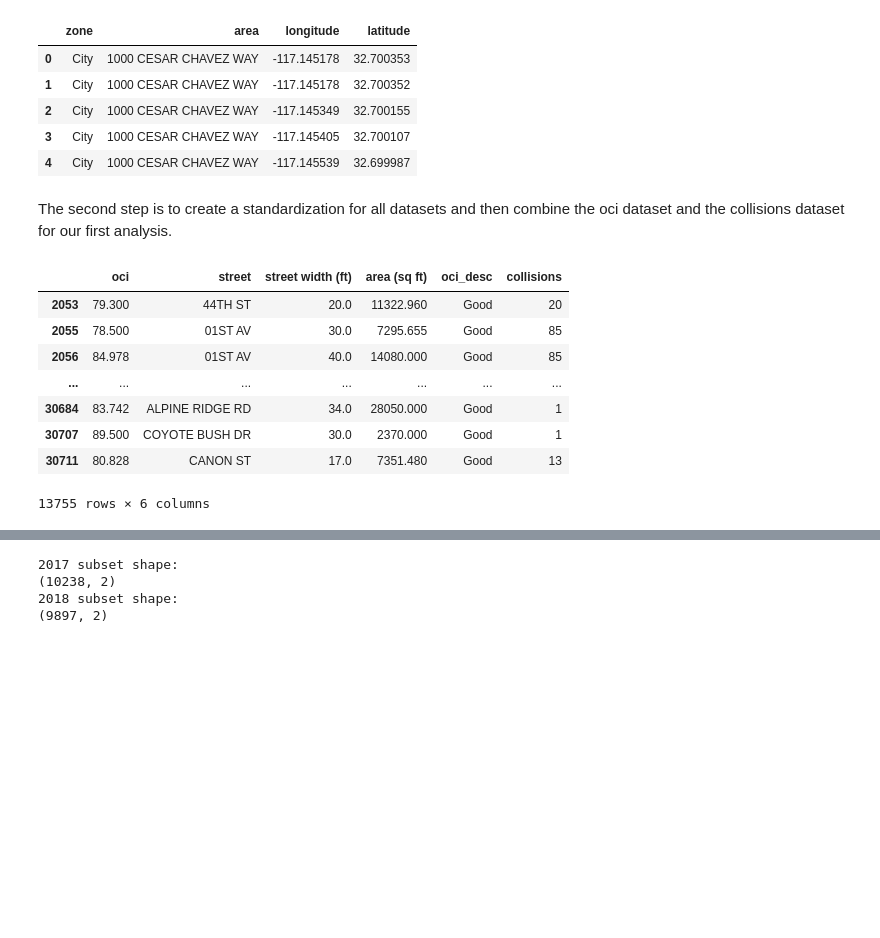
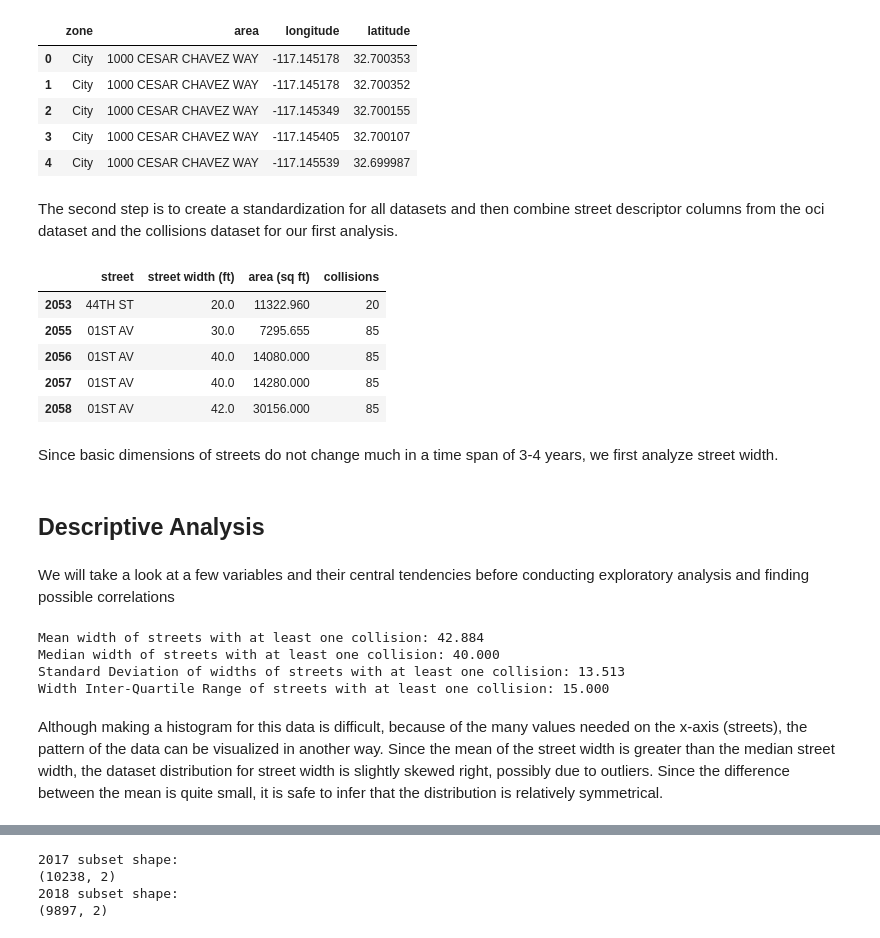
Before and after one commit to rileyfroehlich/COGS-108-Final-Project, a Jupyter notebook: Final_Project.ipynb, the cells around one changed output, grey strips where cells are left out. Cells and saved outputs as stored; diff of their text form; code cells hidden in the pictures; blank space fills up the shorter version.

```diff
--- a/Final_Project.ipynb
+++ b/Final_Project.ipynb
@@ -92,9 +90,6 @@ def multiple_df_display(*arg):
     for df in arg:
         html_str+=df.to_html()
     display_html(html_str.replace('table','table style="display:inline"'),raw=True)
-# %%
-pd.options.display.max_rows = 7
-pd.options.display.max_columns = 8
 # %% [markdown]
 ## Data Cleaning
 # %% [markdown]
@@ -163,7 +158,7 @@ multiple_df_display(df_index[0:5], df_collisions[0:5], df_traffic[0:5], df_meter
 | 3 | City | 1000 CESAR CHAVEZ WAY | -117.145405 | 32.700107 |
 | 4 | City | 1000 CESAR CHAVEZ WAY | -117.145539 | 32.699987 |
 # %% [markdown]
-The second step is to create a standardization for all datasets and then combine the oci dataset and the collisions dataset for our first analysis.
+The second step is to create a standardization for all datasets and then combine street descriptor columns from the oci dataset and the collisions dataset for our first analysis.
 # %%
 # initializing dictionary of collisions and street names
 num_collisions = {}
@@ -172,42 +167,65 @@ num_collisions = {}
 conversion = {"STREET" : "ST", "AVENUE": "AV", "CIRCLE": "CR", "WAY":" WY", "ROAD": "RD",
               "COURT" : "CT", "DRIVE" : "DR", "LANE": "LN", "PLACE": "PL", }
 
 # loop through collisions dataframe
 for index, row in df_collisions.iterrows():
     # split the street type from name
     street_type = str(row['street']).split(' ')[-1]
 
     # convert the street-type to short-hand
     if conversion.get(street_type) != None:
         street_type = conversion[street_type]
     # re-attach the street type to the name
     street_name = ' '.join(str(row['street']).split(' ')[0:-1]) + " " + street_type
     # add new streets to dictionary and add to old ones
     if num_collisions.get(street_name) == None:
         num_collisions[street_name] = 0;
     num_collisions[street_name]+=1;
 
 # creating new column in df_index
 df_index['collisions'] = 0
 
 # filling the collisions column
 for index, row in df_index.iterrows():
     street = str(row['street'])
     if num_collisions.get(street) != None:
         df_index.loc[index, 'collisions'] = num_collisions[street]
 
 # ignore empty collisions because df_index.size > num_collisions.size
 df_index_collisions = df_index[df_index.collisions != 0]
-
-df_index_collisions
+# drop columns which contain data subject to change, such as street quality
+df_index_collisions.drop(columns=['oci','oci_desc'], inplace=True)
+df_index_collisions[0:5]
 # %% [output]
-|  | oci | street | street width (ft) | area (sq ft) | oci_desc | collisions |
-| 2053 | 79.300 | 44TH ST | 20.0 | 11322.960 | Good | 20 |
-| 2055 | 78.500 | 01ST AV | 30.0 | 7295.655 | Good | 85 |
-| 2056 | 84.978 | 01ST AV | 40.0 | 14080.000 | Good | 85 |
-| ... | ... | ... | ... | ... | ... | ... |
-| 30684 | 83.742 | ALPINE RIDGE RD | 34.0 | 28050.000 | Good | 1 |
-| 30707 | 89.500 | COYOTE BUSH DR | 30.0 | 2370.000 | Good | 1 |
-| 30711 | 80.828 | CANON ST | 17.0 | 7351.480 | Good | 13 |
+|  | street | street width (ft) | area (sq ft) | collisions |
+| 2053 | 44TH ST | 20.0 | 11322.960 | 20 |
+| 2055 | 01ST AV | 30.0 | 7295.655 | 85 |
+| 2056 | 01ST AV | 40.0 | 14080.000 | 85 |
+| 2057 | 01ST AV | 40.0 | 14280.000 | 85 |
+| 2058 | 01ST AV | 42.0 | 30156.000 | 85 |
-13755 rows × 6 columns
+# %% [markdown]
+Since basic dimensions of streets do not change much in a time span of 3-4 years, we first analyze street width.
+# %% [markdown]
+## Descriptive Analysis
+# %% [markdown]
+We will take a look at a few variables and their central tendencies before conducting exploratory analysis and finding possible correlations
+# %%
+# Calculate basic stats of central tendency for street width
+street_width_mean = df_index_collisions['street width (ft)'].mean()
+street_width_median = df_index_collisions['street width (ft)'].median()
+street_width_std = df_index_collisions['street width (ft)'].std()
+q75, q25 = np.percentile(df_index_collisions['street width (ft)'], [75 ,25])
+street_width_iqr = q75 - q25
+
+print("Mean width of streets with at least one collision: " + format(street_width_mean, '.3f'))
+print("Median width of streets with at least one collision: " + format(street_width_median, '.3f'))
+print("Standard Deviation of widths of streets with at least one collision: " + format(street_width_std, '.3f'))
+print("Width Inter-Quartile Range of streets with at least one collision: " + format(street_width_iqr, '.3f'))
+# %% [output]
+Mean width of streets with at least one collision: 42.884
+Median width of streets with at least one collision: 40.000
+Standard Deviation of widths of streets with at least one collision: 13.513
+Width Inter-Quartile Range of streets with at least one collision: 15.000
+# %% [markdown]
+Although making a histogram for this data is difficult, because of the many values needed on the x-axis (streets), the pattern of the data can be visualized in another way. Since the mean of the street width is greater than the median street width, the dataset distribution for street width is slightly skewed right, possibly due to outliers. Since the difference between the mean is quite small, it is safe to infer that the distribution is relatively symmetrical.
 # %% [markdown]
```
Also changed, not shown: parts of 14 cells of this notebook.
